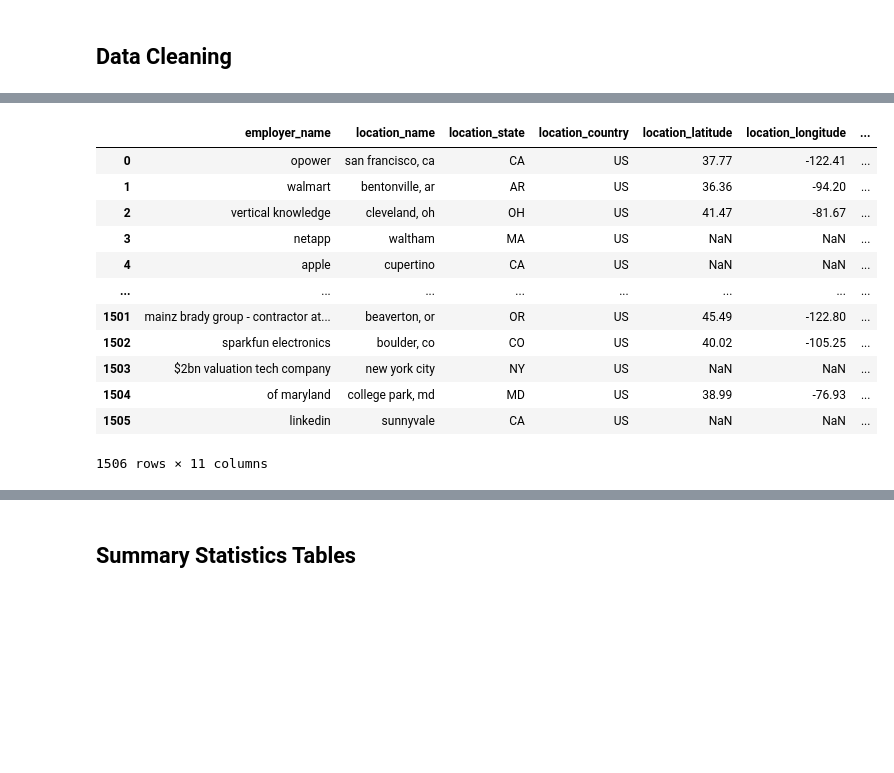
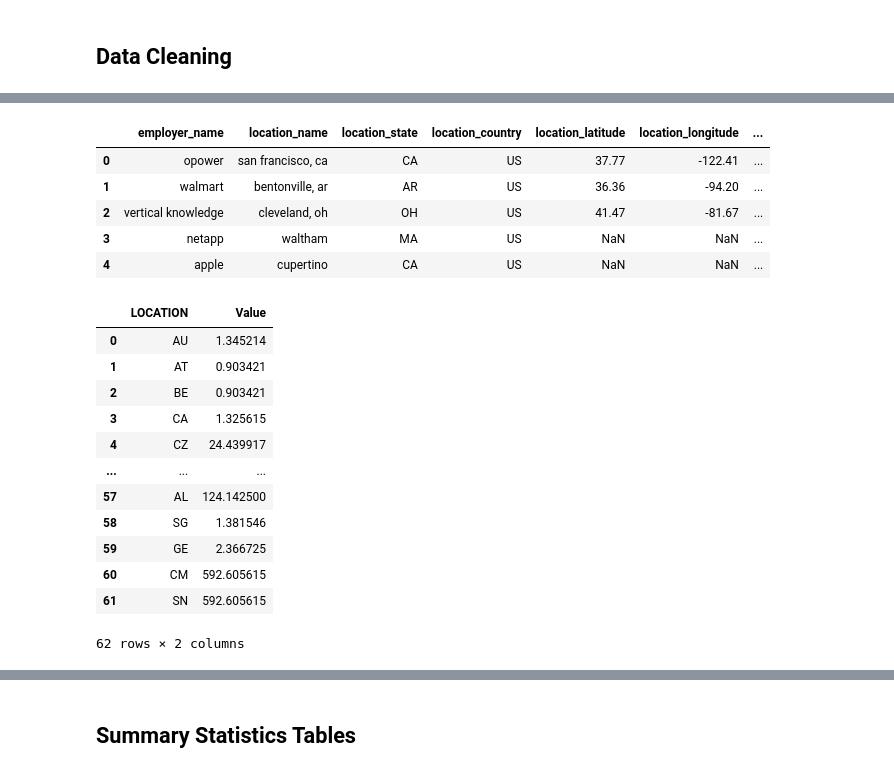
Before and after one commit to ECO225-W2024/project-one-code-macy-chen, a Jupyter notebook: tech_salaries.ipynb, the cells around one changed output, grey strips where cells are left out. Cells and saved outputs as stored; diff of their text form; code cells hidden in the pictures; blank space fills up the shorter version.

```diff
--- a/tech_salaries.ipynb
+++ b/tech_salaries.ipynb
@@ -44,6 +42,6 @@ df
 # %%
 #drop unneeded columns
-cleaned_df = df.drop(columns=['index', "salary_id", "job_title_rank", "employer_experience_years", "signing_bonus", "stock_value_bonus", "comments", "submitted_at"])
+cleaned_df = df.drop(columns=['index', "salary_id", "job_title_rank", "signing_bonus", "stock_value_bonus", "comments", "submitted_at"])
 
 #display percentage of missing data (null value) in each column: number of NaNs/total number of index
 round(100*(cleaned_df.isnull().sum()/len(cleaned_df.index)), 2)
@@ -62,32 +61,46 @@ annual_bonus              19.27
 dtype: float64
 # %%
 #drop rows that have missing values for annual base pay, employer, total_experience_years and location_country
-cleaned_df.dropna(subset=['employer_name', 'annual_base_pay', 'total_experience_years', 'location_country'],
-              inplace=True)
+cleaned_df.dropna(subset=['employer_name', 'annual_base_pay', 'total_experience_years', 'employer_experience_years',
+                          'location_country'], inplace=True)
 
 #drop duplicate entries
 cleaned_df = cleaned_df.drop_duplicates(subset=['employer_name', 'location_name', 'location_state',
                                                 'location_country', 'location_latitude', 'location_longitude',
                                                 'job_title', 'job_title_category', 'total_experience_years',
-                                                'annual_base_pay', 'annual_bonus'])
+                                                'employer_experience_years', 'annual_base_pay', 'annual_bonus'])
 
 #reset index
 cleaned_df.reset_index(drop=True, inplace=True)
 
 #replace missing values in annual_bonus with 0
 cleaned_df['annual_bonus'] = cleaned_df['annual_bonus'].fillna(value=0)
-cleaned_df
+cleaned_df.head()
 # %% [output]
 |  | employer_name | location_name | location_state | location_country | location_latitude | location_longitude | ... |
 | 0 | opower | san francisco, ca | CA | US | 37.77 | -122.41 | ... |
 | 1 | walmart | bentonville, ar | AR | US | 36.36 | -94.20 | ... |
 | 2 | vertical knowledge | cleveland, oh | OH | US | 41.47 | -81.67 | ... |
 | 3 | netapp | waltham | MA | US | NaN | NaN | ... |
 | 4 | apple | cupertino | CA | US | NaN | NaN | ... |
-| ... | ... | ... | ... | ... | ... | ... | ... |
-| 1501 | mainz brady group - contractor at... | beaverton, or | OR | US | 45.49 | -122.80 | ... |
-| 1502 | sparkfun electronics | boulder, co | CO | US | 40.02 | -105.25 | ... |
-| 1503 | $2bn valuation tech company | new york city | NY | US | NaN | NaN | ... |
-| 1504 | of maryland | college park, md | MD | US | 38.99 | -76.93 | ... |
-| 1505 | linkedin | sunnyvale | CA | US | NaN | NaN | ... |
-1506 rows × 11 columns
+# %%
+exchange_rates_df = pd.read_csv("/Users/macychen/ECO225Project/Data/exchange_rates_2016.csv", low_memory=False)
+cleanedrates_df = exchange_rates_df.drop(columns=['INDICATOR', "SUBJECT", "MEASURE", "FREQUENCY", "TIME", "Flag Codes"])
+
+cleanedrates_df['LOCATION'] = [pycountry.countries.get(alpha_3=code).alpha_2 for code in cleanedrates_df['LOCATION']]
+
+cleanedrates_df
+# %% [output]
+|  | LOCATION | Value |
+| 0 | AU | 1.345214 |
+| 1 | AT | 0.903421 |
+| 2 | BE | 0.903421 |
+| 3 | CA | 1.325615 |
+| 4 | CZ | 24.439917 |
+| ... | ... | ... |
+| 57 | AL | 124.142500 |
+| 58 | SG | 1.381546 |
+| 59 | GE | 2.366725 |
+| 60 | CM | 592.605615 |
+| 61 | SN | 592.605615 |
+62 rows × 2 columns
```
Also changed, not shown: parts of 24 cells of this notebook.
